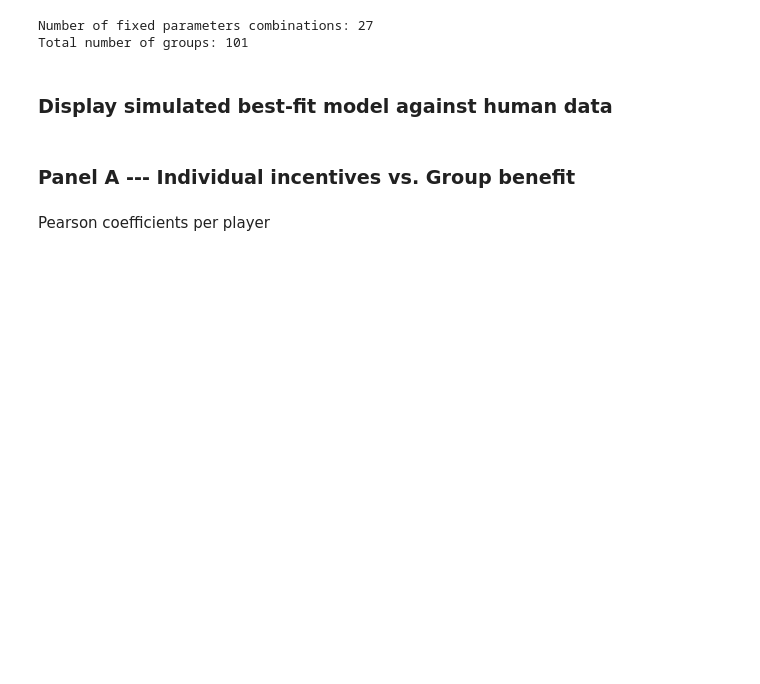
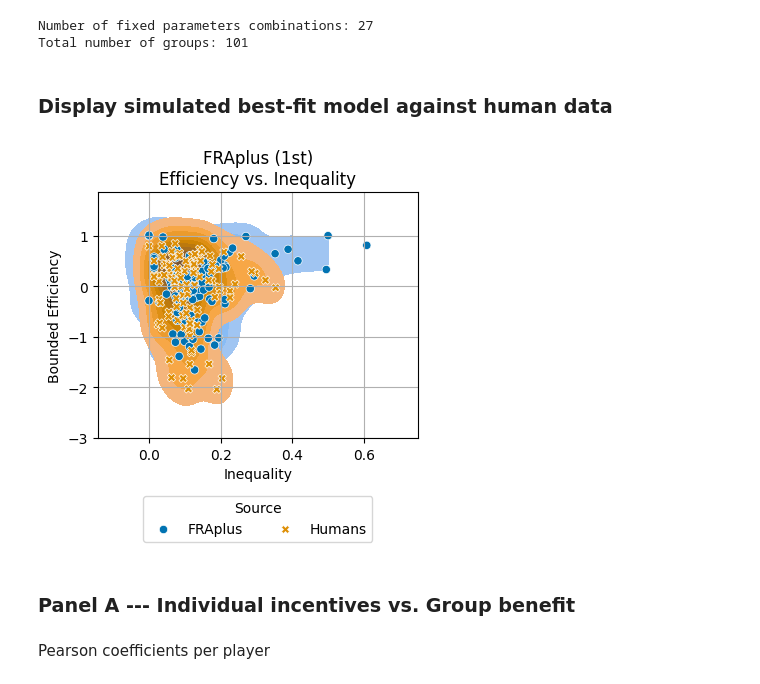
Before and after one commit to EAndrade-Lotero/Cognitive_Models_El_Farol_Bar_Problem, a Jupyter notebook: Figures for article/Short_Fig3.ipynb, the cells around one changed output. Cells and saved outputs as stored; diff of their text form; code cells hidden in the pictures; blank space fills up the shorter version.

```diff
--- a/Figures for article/Short_Fig3.ipynb
+++ b/Figures for article/Short_Fig3.ipynb
@@ -411,37 +411,39 @@ df_jitter1['bounded_efficiency'] = df_jitter1['bounded_efficiency'] + np.random.
 df_jitter1['bounded_inequality'] = df_jitter1['bounded_inequality'] + np.random.normal(0, 0.01, len(df_jitter1['bounded_inequality']))
 # %%
 fig, axes = plt.subplots(
-    1, 2,
-    figsize=(6, 4),
+    1, 1,
+    figsize=(4, 4),
     tight_layout=True,
     sharex=False, sharey=False
 )
 
 sns.kdeplot(
     x='inequality', y='bounded_efficiency',
     hue='model',style='model',
     data=df_jitter1, palette='colorblind', fill=True,
-    ax=axes[0]
+    ax=axes
 )
 sns.scatterplot(
     x='inequality', y='bounded_efficiency',
     hue='model',style='model',
     data=df_jitter1, palette='colorblind',
-    ax=axes[0, 0]
+    ax=axes
 )
-axes[0, 0].set_xlabel('Inequality')
-axes[0, 0].set_ylabel('Bounded Efficiency')
-axes[0, 0].set_title('FRAplus (1st)\nEfficiency vs. Inequality')
-handles, labels = axes[0, 0].get_legend_handles_labels()
-axes[0, 0].legend(
+axes.set_xlabel('Inequality')
+axes.set_ylabel('Bounded Efficiency')
+axes.set_title('FRAplus (1st)\nEfficiency vs. Inequality')
+handles, labels = axes.get_legend_handles_labels()
+axes.legend(
     title='Source',
     handles=handles,
     labels=['FRAplus', 'Humans'],
     loc='lower center',      # you can also use 'upper center'
-    bbox_to_anchor=(0.5, -0.65),  # y < 0 moves it below the axes
+    bbox_to_anchor=(0.5, -0.45),  # y < 0 moves it below the axes
     ncol=2,        # or choose a smaller number for multi‑row
 )
-axes[0, 0].grid()
+axes.grid()
+# %% [output]
+[figure, added]
 # %% [markdown]
 ### Panel A --- Individual incentives vs. Group benefit
 # %%
```
